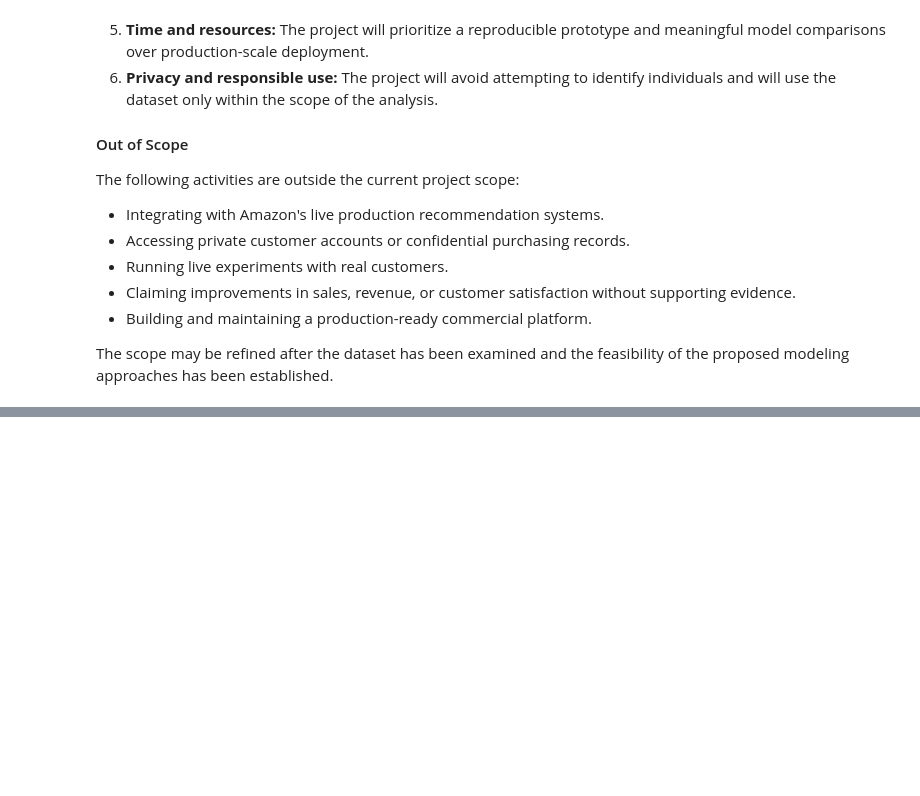
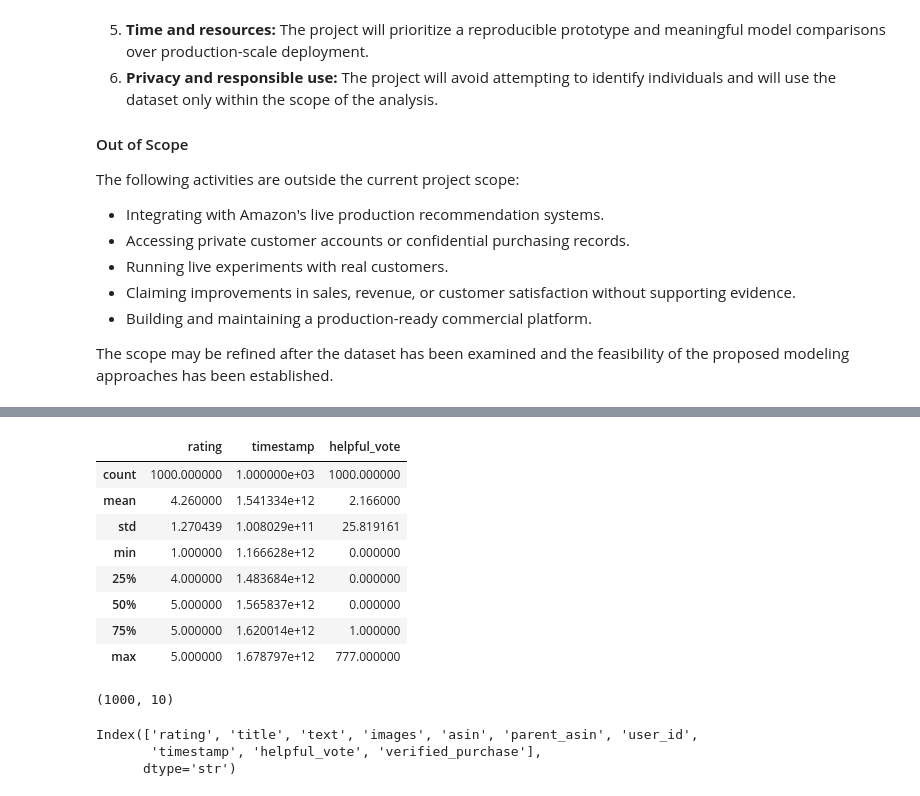
Before and after one commit to arnokboi-commits/amazon_recommendation_system, a Jupyter notebook: notebooks/phase1_ingestion.ipynb, the cells around one changed output, grey strips where cells are left out. Drawn from its saved outputs; the diff is of its cells as text; code cells hidden in the pictures; blank space fills up the shorter version.

```diff
--- a/notebooks/phase1_ingestion.ipynb
+++ b/notebooks/phase1_ingestion.ipynb
@@ -141,0 +264,25 @@ The scope may be refined after the dataset has been examined and the feasibility
+# %%
+#View descriptive statistics
+df.describe()
+# %% [output]
+|  | rating | timestamp | helpful_vote |
+| count | 1000.000000 | 1.000000e+03 | 1000.000000 |
+| mean | 4.260000 | 1.541334e+12 | 2.166000 |
+| std | 1.270439 | 1.008029e+11 | 25.819161 |
+| min | 1.000000 | 1.166628e+12 | 0.000000 |
+| 25% | 4.000000 | 1.483684e+12 | 0.000000 |
+| 50% | 5.000000 | 1.565837e+12 | 0.000000 |
+| 75% | 5.000000 | 1.620014e+12 | 1.000000 |
+| max | 5.000000 | 1.678797e+12 | 777.000000 |
+# %%
+#dataset shape
+df.shape
+# %% [output]
+(1000, 10)
+# %%
+#dataset columns
+df.columns
+# %% [output]
+Index(['rating', 'title', 'text', 'images', 'asin', 'parent_asin', 'user_id',
+       'timestamp', 'helpful_vote', 'verified_purchase'],
+      dtype='str')
```
Also changed, not shown: parts of 28 cells of this notebook.
